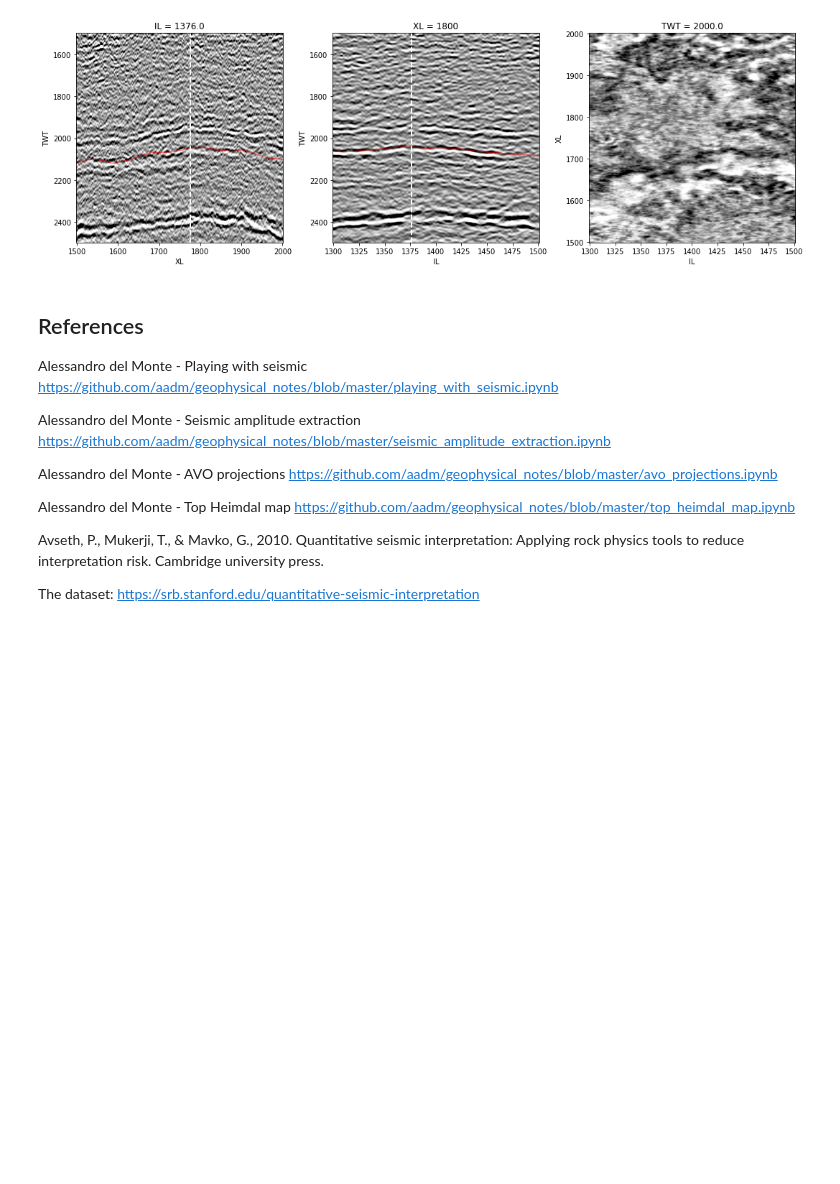
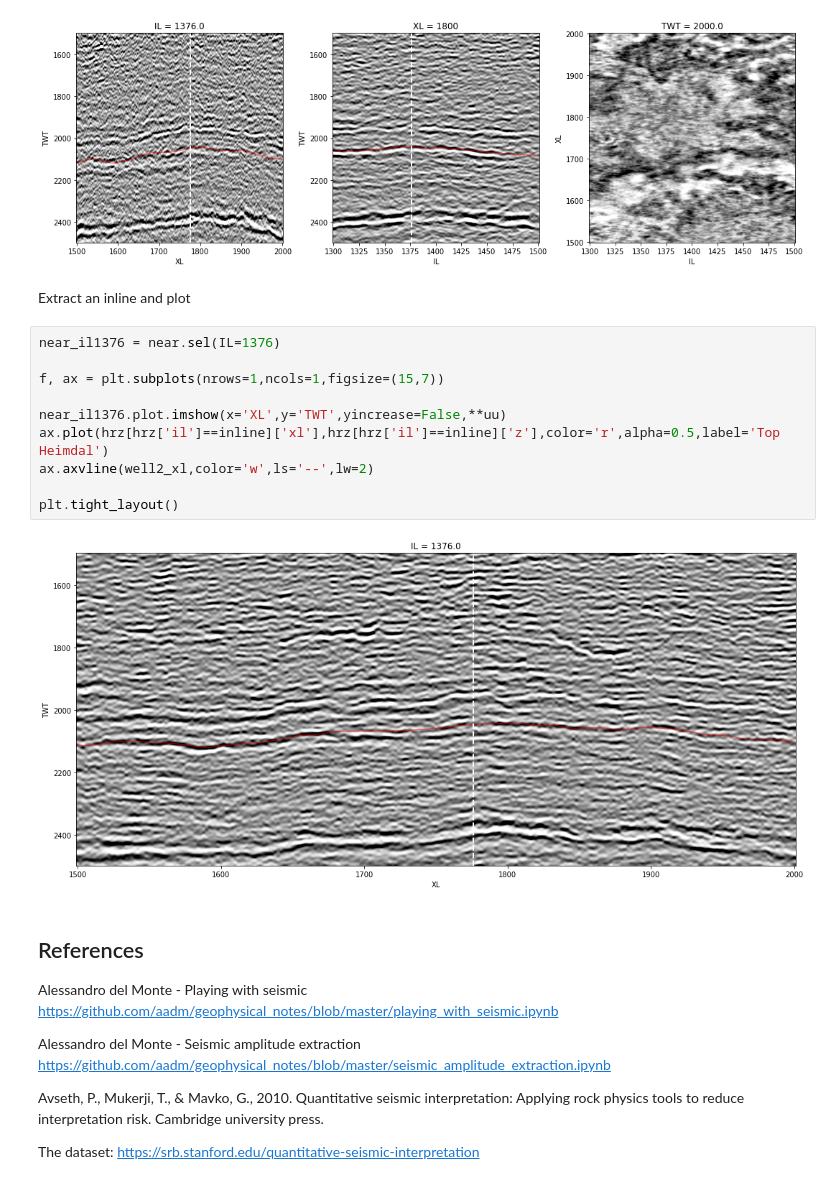
Before and after one commit to ffigura/avo, a Jupyter notebook: 3_real_angle_stack_avseth/0_learning_to_read_real_angle_stack_avseth.ipynb, the cells around one changed output. Saved outputs shown, nothing was run; the diff lists cells and outputs as text; blank space fills up the shorter version.

Commit message:
plot well location and extract inline

```diff
--- a/3_real_angle_stack_avseth/0_learning_to_read_real_angle_stack_avseth.ipynb
+++ b/3_real_angle_stack_avseth/0_learning_to_read_real_angle_stack_avseth.ipynb
@@ -151,6 +118,20 @@ far.sel(TWT=2000).plot.imshow(x='IL',y='XL',ax=ax[2],**uu)
 plt.tight_layout()
 # %% [output]
 [figure]
+# %% [markdown]
+Extract an inline and plot
+# %%
+near_il1376 = near.sel(IL=1376)
+
+f, ax = plt.subplots(nrows=1,ncols=1,figsize=(15,7))
+
+near_il1376.plot.imshow(x='XL',y='TWT',yincrease=False,**uu)
+ax.plot(hrz[hrz['il']==inline]['xl'],hrz[hrz['il']==inline]['z'],color='r',alpha=0.5,label='Top Heimdal')
+ax.axvline(well2_xl,color='w',ls='--',lw=2)
+
+plt.tight_layout()
+# %% [output]
+[figure, added]
 # %% [markdown]
 ## References
 
@@ -158,10 +139,6 @@ Alessandro del Monte - Playing with seismic https://github.com/aadm/geophysical_
 
 Alessandro del Monte - Seismic amplitude extraction https://github.com/aadm/geophysical_notes/blob/master/seismic_amplitude_extraction.ipynb
 
-Alessandro del Monte - AVO projections https://github.com/aadm/geophysical_notes/blob/master/avo_projections.ipynb
-
-Alessandro del Monte - Top Heimdal map https://github.com/aadm/geophysical_notes/blob/master/top_heimdal_map.ipynb
-
 Avseth, P., Mukerji, T., & Mavko, G., 2010. Quantitative seismic interpretation: Applying rock physics tools to reduce interpretation risk. Cambridge university press.
 
 The dataset: https://srb.stanford.edu/quantitative-seismic-interpretation
```
Also changed, not shown: parts of 7 cells of this notebook.
